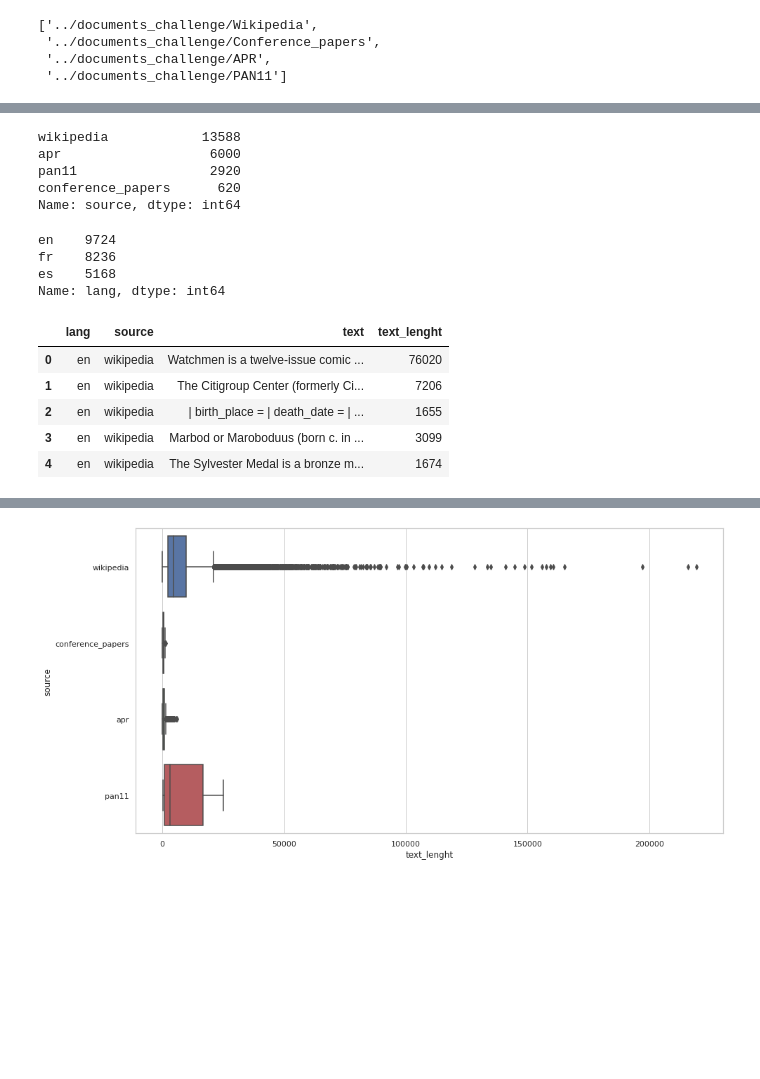
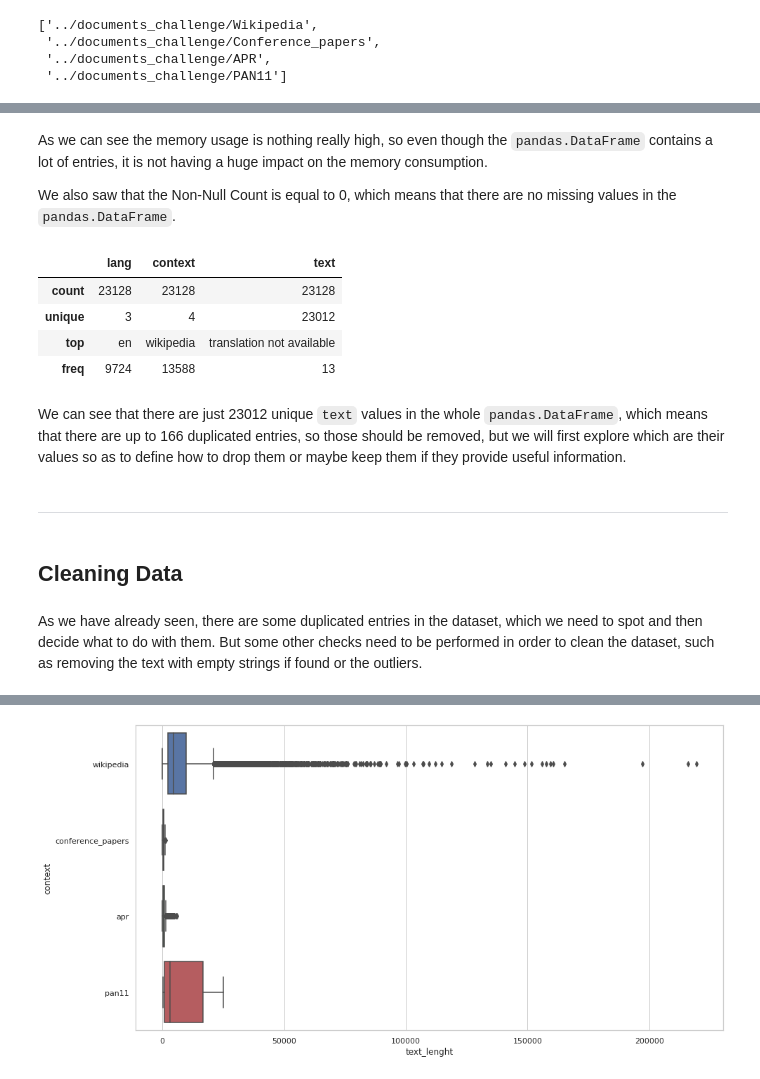
Before and after one commit to alvarobartt/ea-associate-ds, a Jupyter notebook: research/01 - Data Exploration.ipynb, the cells around one changed output, grey strips where cells are left out. Saved outputs shown, nothing was run; the diff lists cells and outputs as text; code cells hidden in the pictures; blank space fills up the shorter version.

```diff
--- a/research/01 - Data Exploration.ipynb
+++ b/research/01 - Data Exploration.ipynb
@@ -6,8 +16,8 @@ __Authored by: Álvaro Bartolomé del Canto (alvarobartt @ GitHub)__
 # %%
 import glob
 # %%
-categories = glob.glob('../documents_challenge/*')
-categories
+directories = glob.glob('../documents_challenge/*')
+directories
 # %% [output]
 ['../documents_challenge/Wikipedia',
  '../documents_challenge/Conference_papers',
@@ -18,16 +30,16 @@ data = list()
 # %%
 %%time
 
-for category in categories:
-    source = category.split('/')[-1].lower()
+for directory in directories:
+    context = directory.split('/')[-1].lower()
 
-    for subdir in glob.glob(f"{category}/*"):
+    for subdir in glob.glob(f"{directory}/*"):
         lang = subdir.split('/')[-1].lower()
 
         for file in glob.glob(f"{subdir}/*"):
             data.append({
                 'lang': lang,
-                'source': source,
+                'context': context,
                 'text': open(file, 'r').read()
             })
 # %% [output]
@@ -59,17 +106,2 @@ Data columns (total 3 columns):
 dtypes: object(3)
 memory usage: 542.2+ KB
-# %%
-data['source'].value_counts()
-# %% [output]
-wikipedia            13588
-apr                   6000
-pan11                 2920
-conference_papers      620
-Name: source, dtype: int64
-# %%
-data['lang'].value_counts()
-# %% [output]
-en    9724
-fr    8236
-es    5168
-Name: lang, dtype: int64
@@ -78,9 +108,20 @@ data['text_lenght'] = data['text'].str.len()
+# %% [markdown]
+As we can see the memory usage is nothing really high, so even though the `pandas.DataFrame` contains a lot of entries, it is not having a huge impact on the memory consumption.
+
+We also saw that the Non-Null Count is equal to 0, which means that there are no missing values in the `pandas.DataFrame`.
 # %%
-data.head()
+data.describe()
 # %% [output]
-|  | lang | source | text | text_lenght |
-| 0 | en | wikipedia | Watchmen is a twelve-issue comic ... | 76020 |
-| 1 | en | wikipedia | The Citigroup Center (formerly Ci... | 7206 |
-| 2 | en | wikipedia | | birth_place = | death_date = | ... | 1655 |
-| 3 | en | wikipedia | Marbod or Maroboduus (born c. in ... | 3099 |
-| 4 | en | wikipedia | The Sylvester Medal is a bronze m... | 1674 |
+|  | lang | context | text |
+| count | 23128 | 23128 | 23128 |
+| unique | 3 | 4 | 23012 |
+| top | en | wikipedia | translation not available |
+| freq | 9724 | 13588 | 13 |
+# %% [markdown]
+We can see that there are just 23012 unique `text` values in the whole `pandas.DataFrame`, which means that there are up to 166 duplicated entries, so those should be removed, but we will first explore which are their values so as to define how to drop them or maybe keep them if they provide useful information.
+# %% [markdown]
+---
+# %% [markdown]
+## Cleaning Data
+# %% [markdown]
+As we have already seen, there are some duplicated entries in the dataset, which we need to spot and then decide what to do with them. But some other checks need to be performed in order to clean the dataset, such as removing the text with empty strings if found or the outliers.
```
Also changed, not shown: parts of 52 cells of this notebook, 2 other files.
